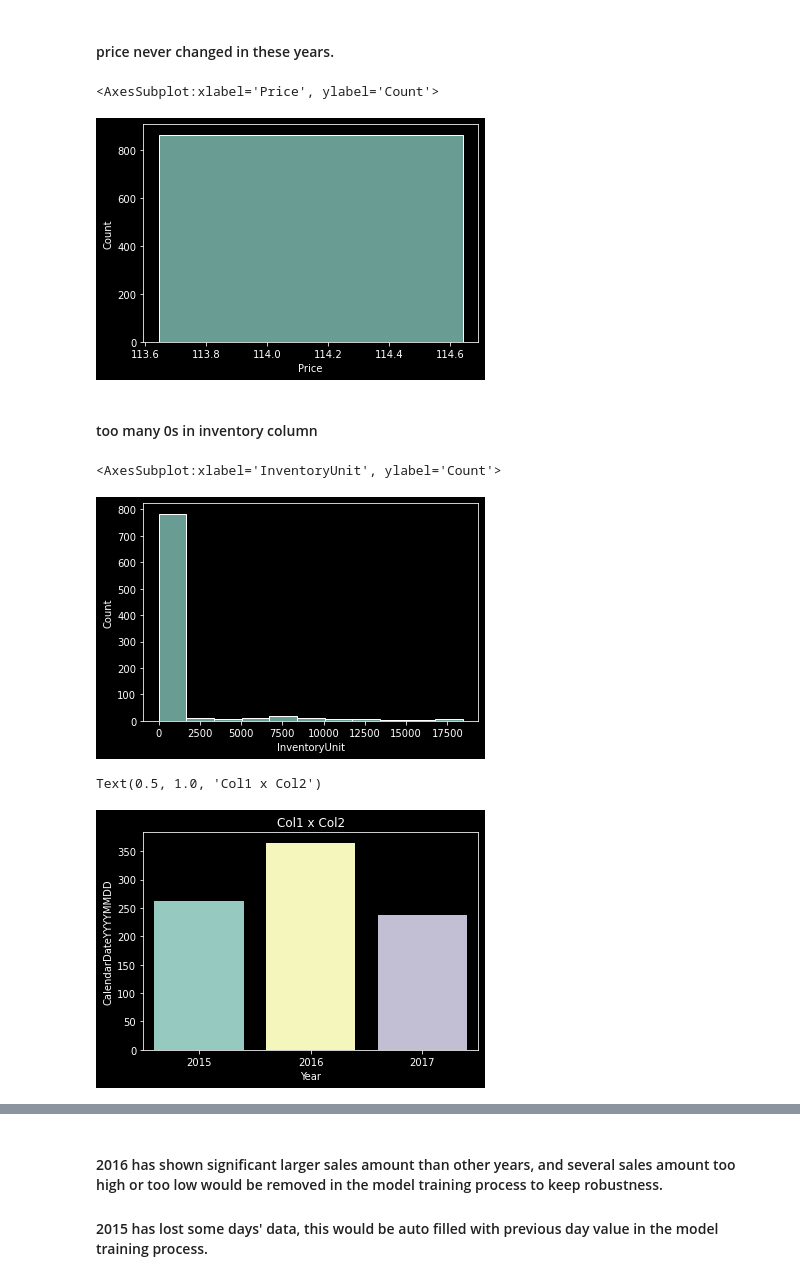
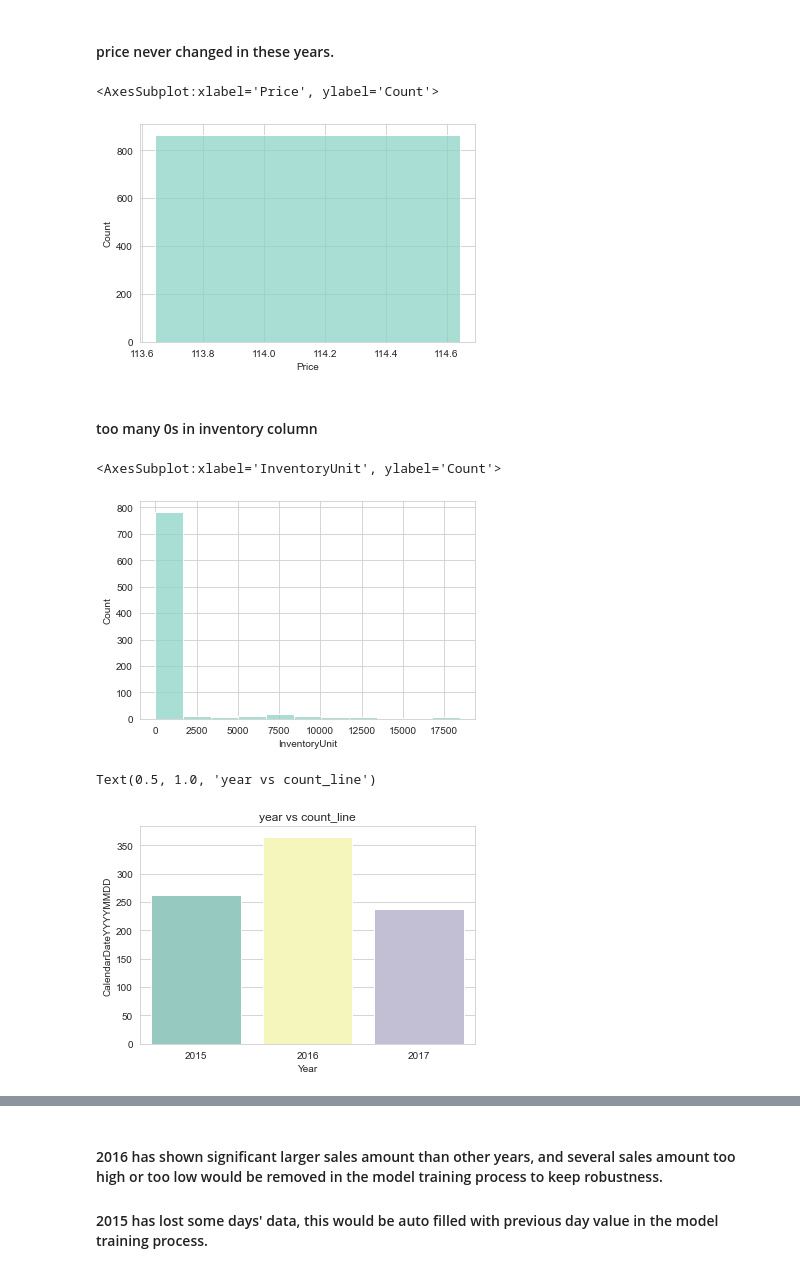
Before and after one commit to fyenne/nike, a Jupyter notebook: nike.ipynb, the cells around one changed output, grey strips where cells are left out. Drawn from its saved outputs; the diff is of its cells as text; code cells hidden in the pictures.

```diff
--- a/nike.ipynb
+++ b/nike.ipynb
@@ -18,17 +18,18 @@ csv_read
 # %% [markdown]
 #### price never changed in these years.
 # %%
+sns.set_style("whitegrid")
 sns.histplot(df2['Price'])
 # %% [output]
 <AxesSubplot:xlabel='Price', ylabel='Count'>
-[figure, old version]
+[figure, new version]
 # %% [markdown]
 #### too many 0s in inventory column
 # %%
 sns.histplot(df2['InventoryUnit'])
 # %% [output]
 <AxesSubplot:xlabel='InventoryUnit', ylabel='Count'>
-[figure, old version]
+[figure, new version]
 # %%
 pltyear = pd.DataFrame(df2.groupby('Year', as_index=False).agg(
     {
@@ -41,8 +42,8 @@ pltyear = pd.DataFrame(df2.groupby('Year', as_index=False).agg(
 # pltyear
 sns.barplot(x = pltyear.Year, y = pltyear.CalendarDateYYYYMMDD).set_title('year vs count_line')
 # %% [output]
-Text(0.5, 1.0, 'Col1 x Col2')
+Text(0.5, 1.0, 'year vs count_line')
-[figure, old version]
+[figure, new version]
 # %%
 sns.barplot(x = pltyear.Year, y = pltyear.SalesAmount).set_title('year vs sum_sales')
 # %% [output]
```
Also changed, not shown: parts of 6 cells of this notebook, 1 other file.
